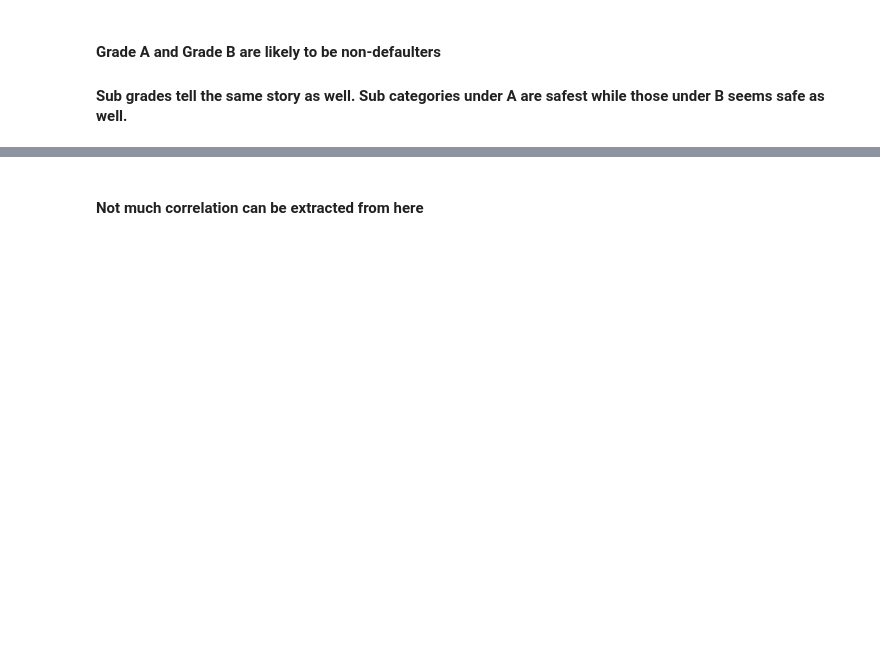
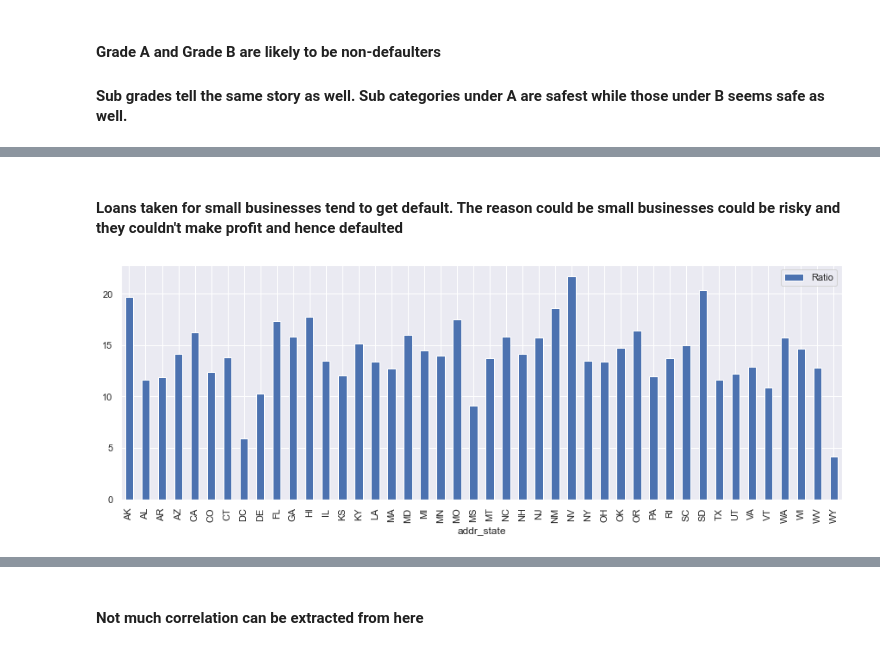
Before and after one commit to IamVib/LengingClubCaseStudy, a Jupyter notebook: Group_Facilitator_Vibhor.ipynb, the cells around one changed output, grey strips where cells are left out. Drawn from its saved outputs; the diff is of its cells as text; code cells hidden in the pictures; blank space fills up the shorter version.

```diff
--- a/Group_Facilitator_Vibhor.ipynb
+++ b/Group_Facilitator_Vibhor.ipynb
@@ -861,0 +793,15 @@ plt.show()
+# %% [markdown]
+#### Loans taken for small businesses tend to get default. The reason could be small businesses could be risky and they couldn't make profit and hence defaulted
+# %%
+sns.set(rc={'figure.figsize':(15,5)})
+pvtState = df.pivot_table(index="addr_state",columns="loan_status_catg",values="helper", aggfunc = lambda x: x.sum())
+pvtState = pvtState[(pvtState["Default"].notnull()) & (pvtState["Non Default"].notnull())]
+def cal_ratio(x):
+    return (x["Default"]/(x["Default"]+x["Non Default"]))*100
+pvtState["Ratio"] = pvtState.apply(cal_ratio,axis=1)
+
+pvtState.plot(kind="bar",y="Ratio")
+
+plt.show()
+# %% [output]
+[figure, added]
```
Also changed, not shown: parts of 128 cells of this notebook, 1 other file.
